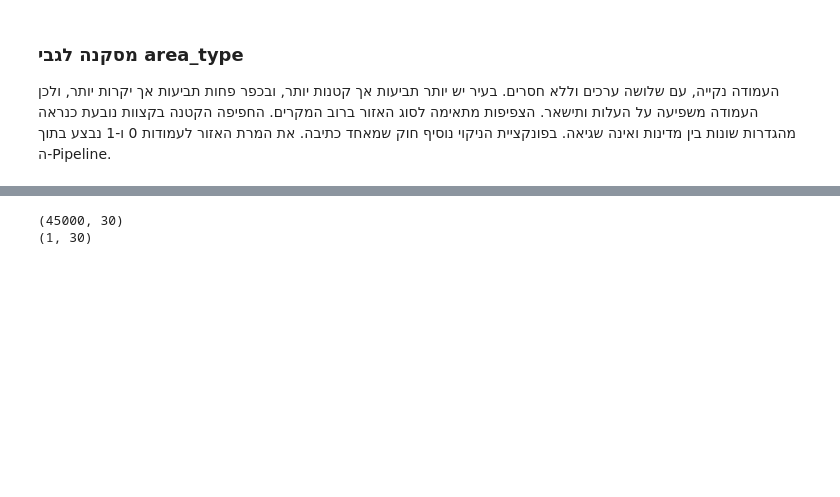
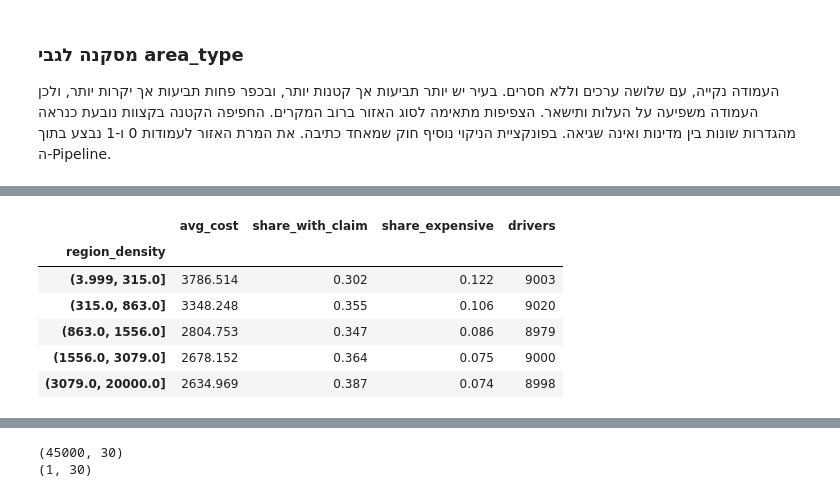
Before and after one commit to liadrimer/car-insurance-claim-prediction, a Jupyter notebook: cleaning_driver.ipynb, the cells around one changed output, grey strips where cells are left out. Drawn from its saved outputs; the diff is of its cells as text; code cells hidden in the pictures; blank space fills up the shorter version.

```diff
--- a/cleaning_driver.ipynb
+++ b/cleaning_driver.ipynb
@@ -199,0 +245,17 @@ df.groupby("area_type")["region_density"].describe().round(0)
+# %%
+# חלוקת הנהגים לחמש קבוצות שוות לפי צפיפות והשוואת עלות התביעות בין הקבוצות
+density_group = pd.qcut(df["region_density"], 5)
+df.groupby(density_group, observed=True)["annual_claim_cost"].agg(
+    avg_cost="mean",
+    share_with_claim=lambda s: (s > 0).mean(),
+    share_expensive=lambda s: (s > 10000).mean(),
+    drivers="count",
+).round(3)
+# %% [output]
+|  | avg_cost | share_with_claim | share_expensive | drivers |
+| region_density |  |  |  |  |
+| (3.999, 315.0] | 3786.514 | 0.302 | 0.122 | 9003 |
+| (315.0, 863.0] | 3348.248 | 0.355 | 0.106 | 9020 |
+| (863.0, 1556.0] | 2804.753 | 0.347 | 0.086 | 8979 |
+| (1556.0, 3079.0] | 2678.152 | 0.364 | 0.075 | 9000 |
+| (3079.0, 20000.0] | 2634.969 | 0.387 | 0.074 | 8998 |
```
Also changed, not shown: parts of 8 cells of this notebook.
